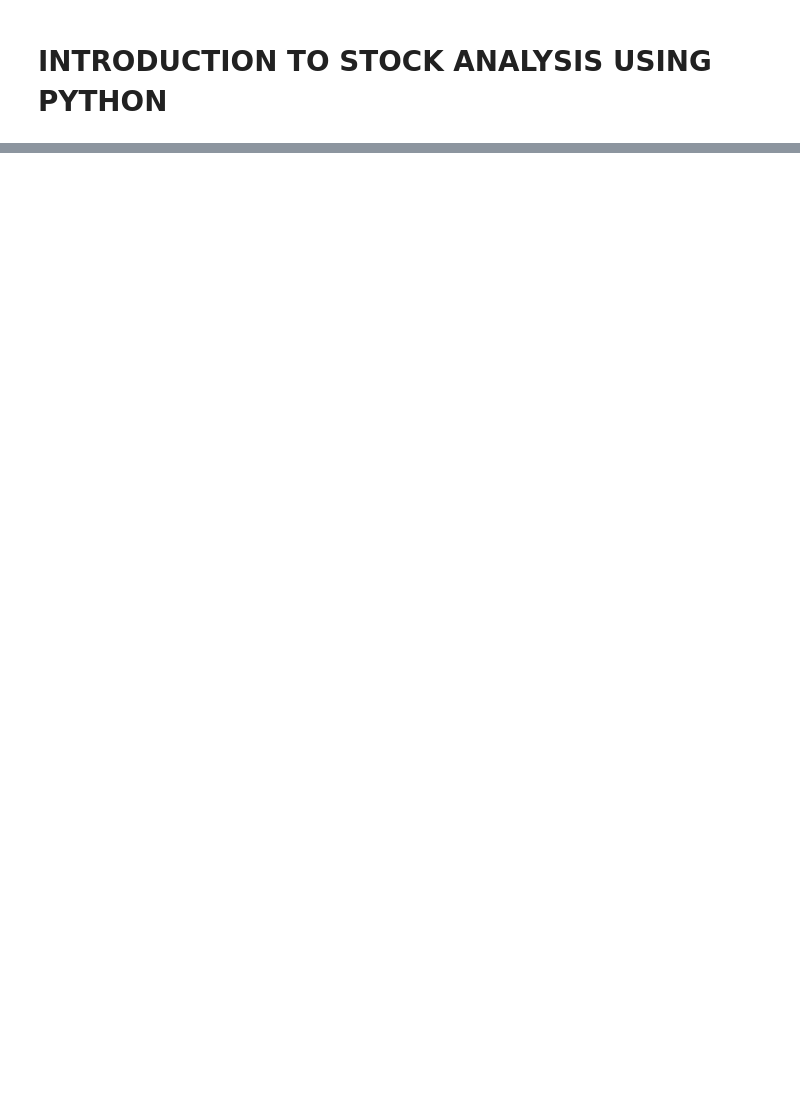
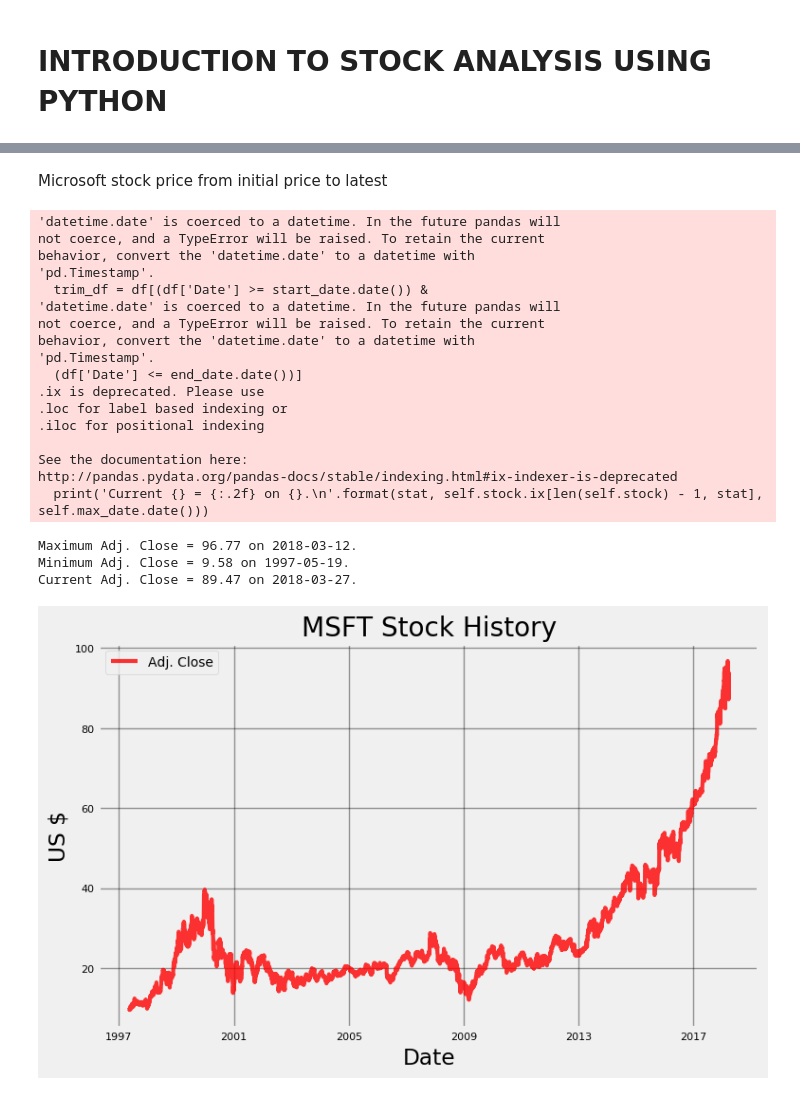
Before and after one commit to Gailholme/AwamProject, a Jupyter notebook: pythonStock/pythonStockAnalysis.ipynb, the cells around one changed output, grey strips where cells are left out. Saved outputs shown, nothing was run; the diff lists cells and outputs as text; code cells hidden in the pictures; blank space fills up the shorter version.

```diff
--- a/pythonStock/pythonStockAnalysis.ipynb
+++ b/pythonStock/pythonStockAnalysis.ipynb
@@ -15,0 +97,27 @@ ModuleNotFoundError: No module named 'fbprophet'
+# %% [markdown]
+Microsoft stock price from initial price to latest
+# %%
+# A method (function) with specified value
+microsoft.plot_stock(start_date = '1997-05-09')
+# %% [output]
+'datetime.date' is coerced to a datetime. In the future pandas will
+not coerce, and a TypeError will be raised. To retain the current
+behavior, convert the 'datetime.date' to a datetime with
+'pd.Timestamp'.
+  trim_df = df[(df['Date'] >= start_date.date()) &
+'datetime.date' is coerced to a datetime. In the future pandas will
+not coerce, and a TypeError will be raised. To retain the current
+behavior, convert the 'datetime.date' to a datetime with
+'pd.Timestamp'.
+  (df['Date'] <= end_date.date())]
+.ix is deprecated. Please use
+.loc for label based indexing or
+.iloc for positional indexing
+
+See the documentation here:
+http://pandas.pydata.org/pandas-docs/stable/indexing.html#ix-indexer-is-deprecated
+  print('Current {} = {:.2f} on {}.\n'.format(stat, self.stock.ix[len(self.stock) - 1, stat], self.max_date.date()))
+Maximum Adj. Close = 96.77 on 2018-03-12.
+Minimum Adj. Close = 9.58 on 1997-05-19.
+Current Adj. Close = 89.47 on 2018-03-27.
+[figure, added]
```
Also changed, not shown: parts of 30 cells of this notebook, 1 other file.
